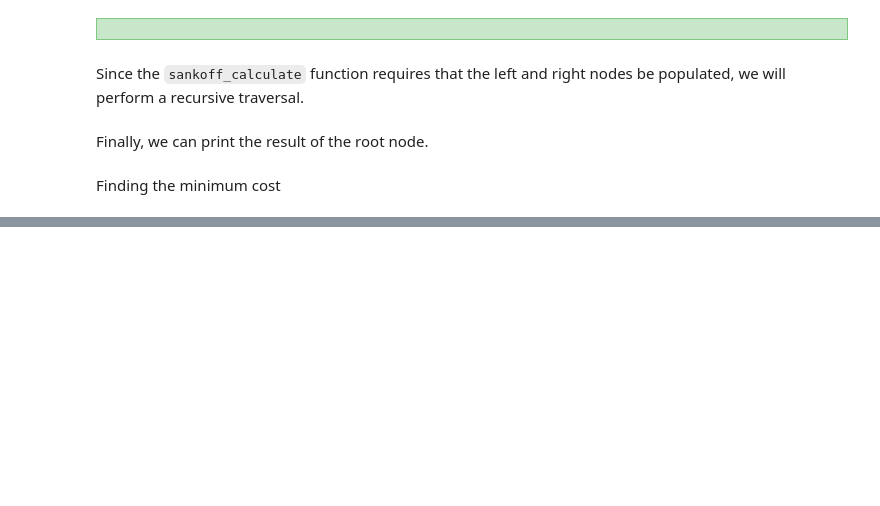
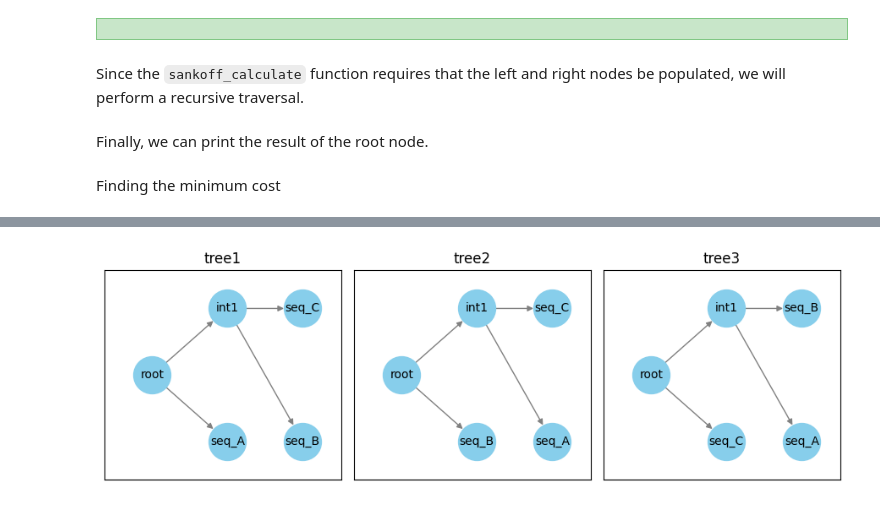
Before and after one commit to melbournebioinformatics/COMP90014_2025, a Jupyter notebook: tutorials/week5/Week_05_Trees_Sankoff.ipynb, the cells around one changed output, grey strips where cells are left out. Saved outputs shown, nothing was run; the diff lists cells and outputs as text; code cells hidden in the pictures; blank space fills up the shorter version.

```diff
--- a/tutorials/week5/Week_05_Trees_Sankoff.ipynb
+++ b/tutorials/week5/Week_05_Trees_Sankoff.ipynb
@@ -287,0 +294,43 @@ print("Minimum cost is {} for {}".format(min_cost, " and ".join(min_nts)))
+# %%
+MSA = {
+    'seq_A': 'GATTACA',
+    'seq_B': 'GA-TAGC',
+    'seq_C': 'GA-AAGC',
+}
+
+tree1 = nx.DiGraph()
+tree1.add_edge('root', 'seq_A')
+tree1.add_edge('root', 'int1')
+tree1.add_edge('int1', 'seq_B')
+tree1.add_edge('int1', 'seq_C')
+
+tree2 = nx.DiGraph()
+tree2.add_edge('root', 'seq_B')
+tree2.add_edge('root', 'int1')
+tree2.add_edge('int1', 'seq_A')
+tree2.add_edge('int1', 'seq_C')
+
+tree3 = nx.DiGraph()
+tree3.add_edge('root', 'seq_C')
+tree3.add_edge('root', 'int1')
+tree3.add_edge('int1', 'seq_A')
+tree3.add_edge('int1', 'seq_B')
+
+all_labels = ['tree1', 'tree2', 'tree3']
+all_trees = [tree1, tree2, tree3]
+
+fig, axes = plt.subplots(nrows=1, ncols=3, figsize=(9, 3))
+for ax, label, the_tree in zip(axes, all_labels, all_trees):
+    pos = nx.bfs_layout(the_tree, start='root')
+    nx.draw_networkx_nodes(the_tree, pos, node_color='skyblue', node_size=1000, ax=ax)
+    nx.draw_networkx_edges(the_tree, pos, min_target_margin=16, edge_color='gray', ax=ax)
+    nx.draw_networkx_labels(the_tree, pos, font_size=10, font_color='black', ax=ax)
+    # networkx is annoying - sometimes nodes are partially off the canvas. This handles it.
+    ax.set_xlim([1.3*x for x in ax.get_xlim()])
+    ax.set_ylim([1.3*y for y in ax.get_ylim()])
+    ax.set_title(label)
+
+plt.tight_layout()
+plt.show()
+# %% [output]
+[figure, added]
```
Also changed, not shown: parts of 5 cells of this notebook.
